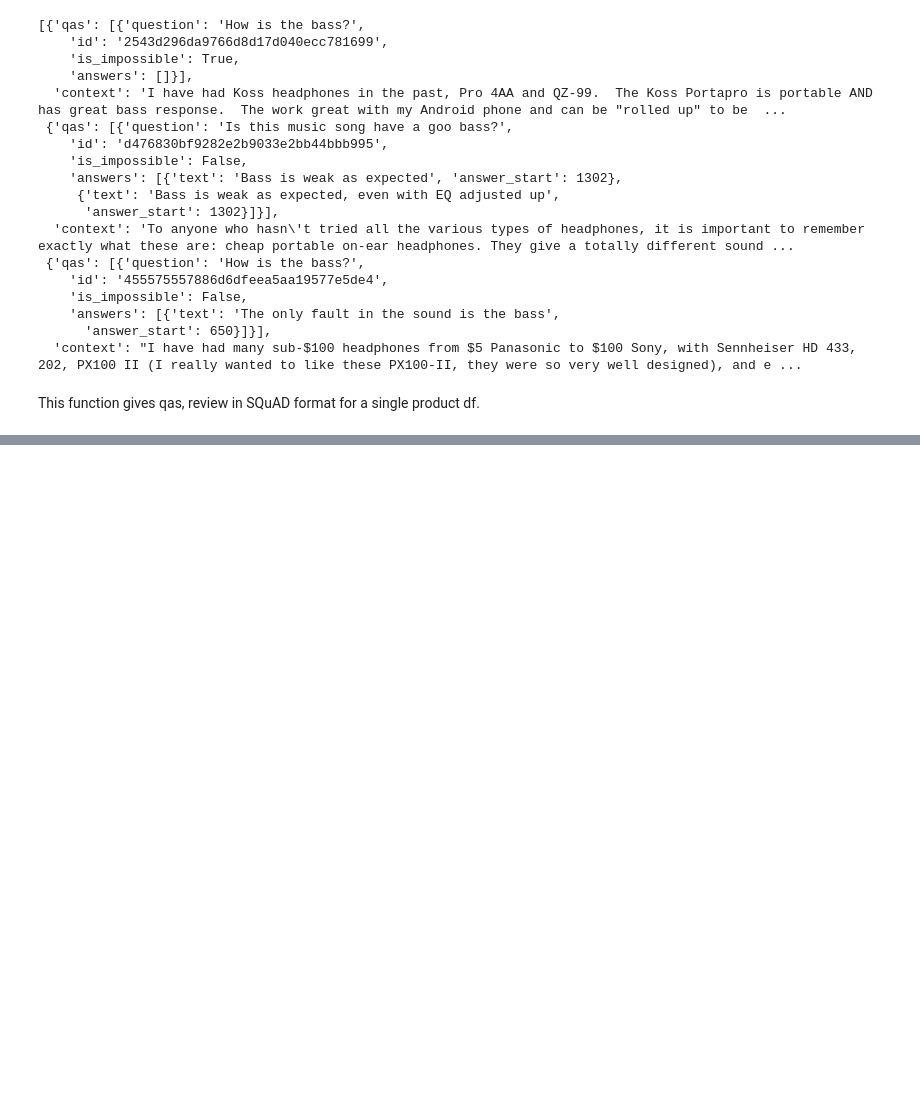
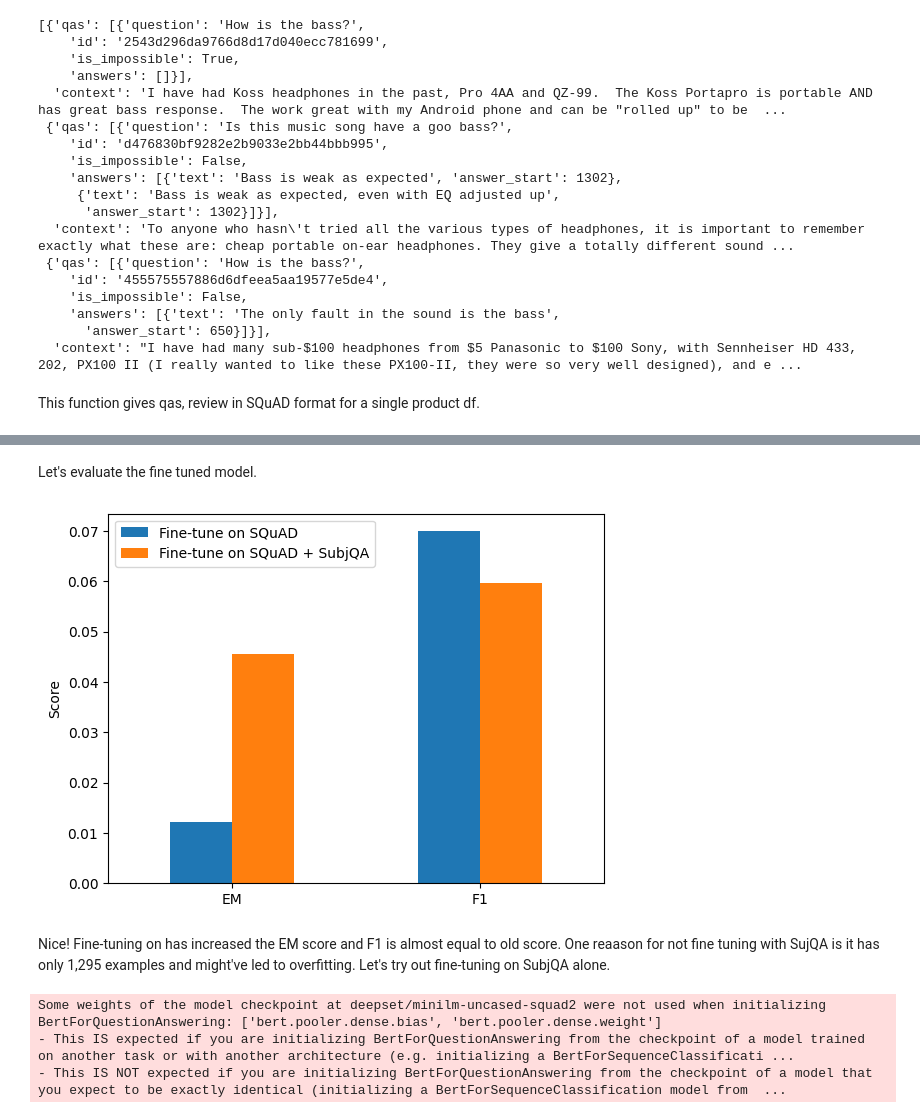
Before and after one commit to JpChii/nlp-with-hugging-face, a Jupyter notebook: notebooks/7-question-answering.ipynb, the cells around one changed output, grey strips where cells are left out. Saved outputs shown, nothing was run; the diff lists cells and outputs as text; code cells hidden in the pictures; blank space fills up the shorter version.

```diff
--- a/notebooks/7-question-answering.ipynb
+++ b/notebooks/7-question-answering.ipynb
@@ -1433,20 +1417,8 @@ reader_eval["Fine-tune on SQuAD"] = evaluate_reader(reader)
 # %%
 def plot_reader_eval(reader_eval):
     fig, ax = plt.subplots()
-    df = pd.DataFrame.from_dict(
-        reader_eval
-    ).reindex(
-        ["exact_match", "f1"]
-    )
-    df.plot(
-        kin="bar",
-        ylabel="score",
-        rot=0,
-        ax=ax,
-    )
-    ax.set_xticklabels(
-        ["EM", "F1"]
-    )
-    plt.legend(loc="upper left")
+    df = pd.DataFrame.from_dict(reader_eval).reindex(["exact_match", "f1"])
+    df.plot(kind="bar", ylabel="Score", rot=0, ax=ax)
+    ax.set_xticklabels(["EM", "F1"])
+    plt.legend(loc='upper left')
     plt.show()
-plot_reader_eval(reader_eval=reader_eval)
@@ -1587,0 +1563,11 @@ convert_to_squad(dfs)
+# %%
+train_filename = "electronics-train.json"
+dev_filename = "electronics-validation.json"
+reader.train(
+    data_dir=".",
+    use_gpu=False,
+    n_epochs=1,
+    batch_size=16,
+    train_filename=train_filename,
+    dev_filename=dev_filename,
+)
@@ -1587,0 +1584,2 @@ convert_to_squad(dfs)
+# %% [markdown]
+Let's evaluate the fine tuned model.
@@ -1587,0 +1590,28 @@ convert_to_squad(dfs)
+# %%
+reader_eval["Fine-tune on SQuAD + SubjQA"] = evaluate_reader(
+    reader=reader
+)
+plot_reader_eval(
+    reader_eval=reader_eval
+)
+# %% [output]
+[figure, added]
+# %% [markdown]
+Nice! Fine-tuning on has increased the EM score and F1 is almost equal to old score. One reaason for not fine tuning with SujQA is it has only 1,295 examples and might've led to overfitting. Let's try out fine-tuning on SubjQA alone.
+# %%
+# Using same reader for fair evaluation
+from haystack.nodes import FARMReader
+
+model_ckpt = "deepset/minilm-uncased-squad2"
+max_seq_length, doc_stride = 348, 128
+minilm_reader = FARMReader(
+    model_name_or_path=model_ckpt,
+    progress_bar=True,
+    max_seq_len=max_seq_length,
+    doc_stride=doc_stride,
+    return_no_answer=True
+)
+# %% [output]
+Some weights of the model checkpoint at deepset/minilm-uncased-squad2 were not used when initializing BertForQuestionAnswering: ['bert.pooler.dense.bias', 'bert.pooler.dense.weight']
+- This IS expected if you are initializing BertForQuestionAnswering from the checkpoint of a model trained on another task or with another architecture (e.g. initializing a BertForSequenceClassificati ...
+- This IS NOT expected if you are initializing BertForQuestionAnswering from the checkpoint of a model that you expect to be exactly identical (initializing a BertForSequenceClassification model from  ...
```
Also changed, not shown: parts of 21 cells of this notebook, 3 other files.
